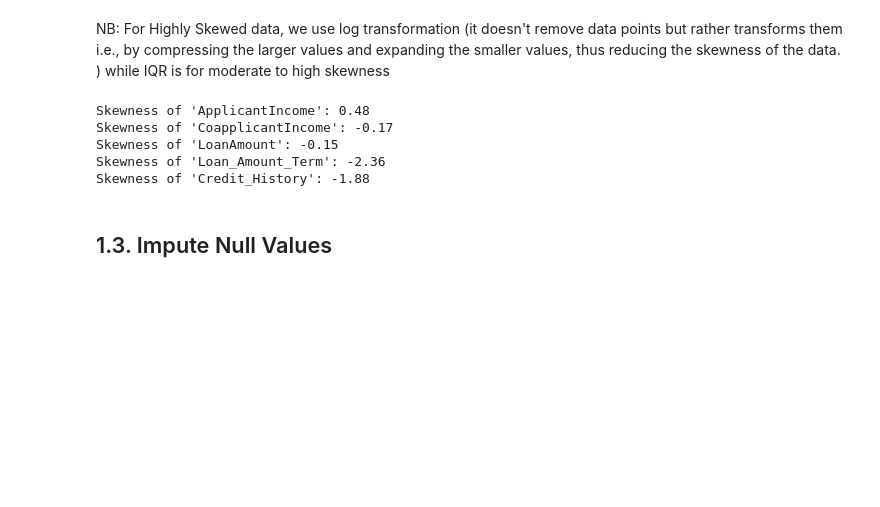
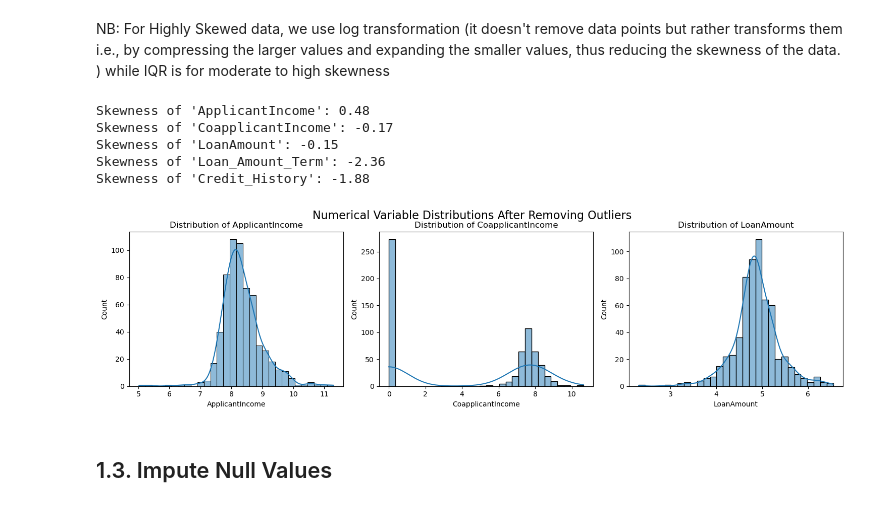
Before and after one commit to csaafrica/LoanEligibility, a Jupyter notebook: notebooks/loan_eligibility_2.ipynb, the cells around one changed output. Cells and saved outputs as stored; diff of their text form; code cells hidden in the pictures; blank space fills up the shorter version.

```diff
--- a/notebooks/loan_eligibility_2.ipynb
+++ b/notebooks/loan_eligibility_2.ipynb
@@ -194,6 +191,38 @@ Skewness of 'CoapplicantIncome': -0.17
 Skewness of 'LoanAmount': -0.15
 Skewness of 'Loan_Amount_Term': -2.36
 Skewness of 'Credit_History': -1.88
+# %%
+#
+# Get the numeric columns names in an index (an array like object)
+numerical_cols2 = ['ApplicantIncome', 'CoapplicantIncome', 'LoanAmount']
+#
+# Get the count of the numeric columns
+n2 = len(numerical_cols2)
+#
+# Number of plots per row
+cols2 = 3
+rows2 = math.ceil(n2 / cols2)
+#
+# Instantiating the figure object (blank canvas that is a grid of subplots)
+plt.figure(figsize = (cols2 * 5, rows2 * 4))
+#
+#  loop through numeric column names in the index object and keep track of their index
+for j2, col2 in enumerate(numerical_cols2, 1):    # Subplot positions start at 1 not 0
+    #
+    # Place the next plot in position j inside a grid of rows x cols plots.
+    plt.subplot(rows2, cols2, j2)
+    sns.histplot(
+        loan_eligibility_df[col2],
+        kde = True,
+        bins = 30
+    )
+    plt.title(f'Distribution of {col2}')
+    plt.tight_layout()
+
+plt.suptitle("Numerical Variable Distributions After Removing Outliers", fontsize=16, y=1.02)
+plt.show()
+# %% [output]
+[figure, added]
 # %% [markdown]
 ## 1.3. Impute Null Values
 # %%
```
Also changed, not shown: parts of 12 cells of this notebook, 13 other files.
